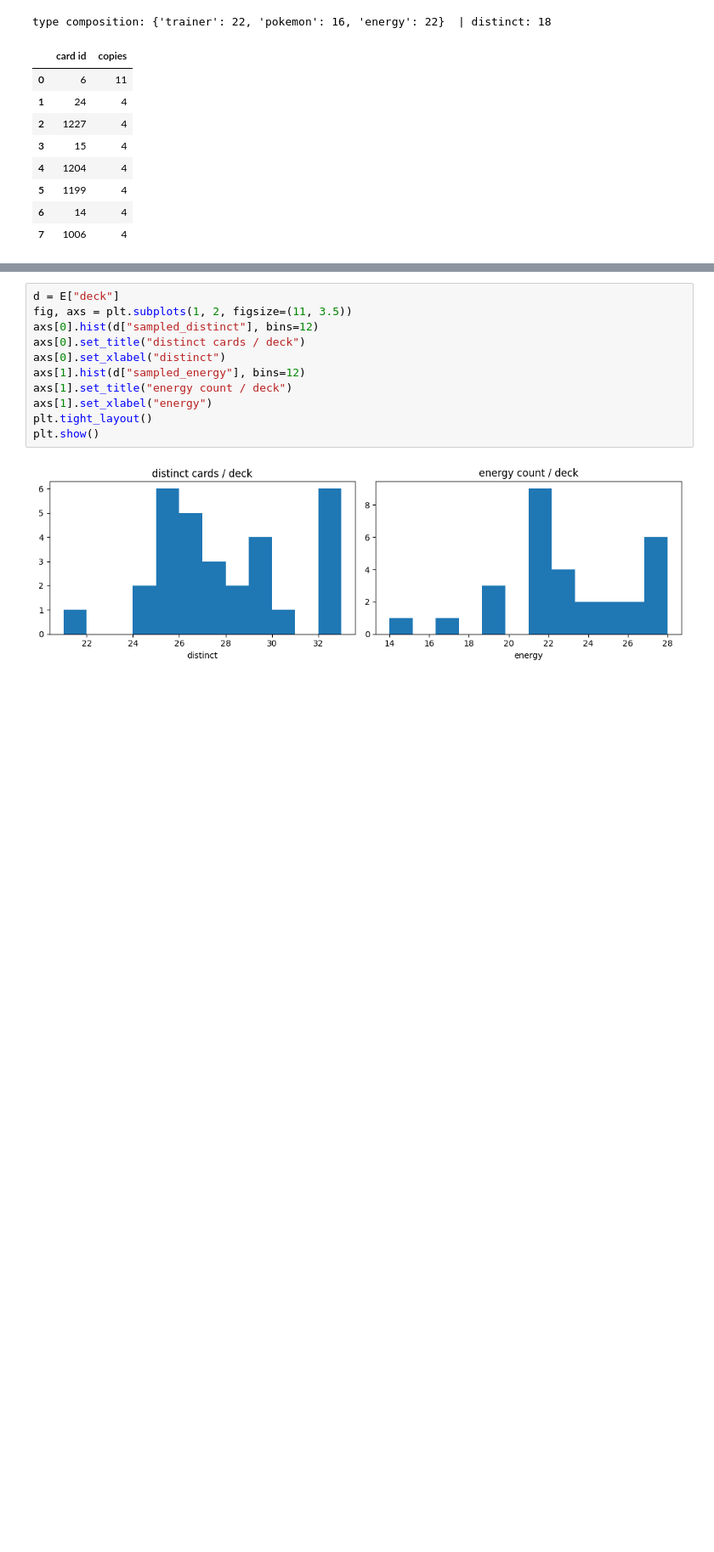
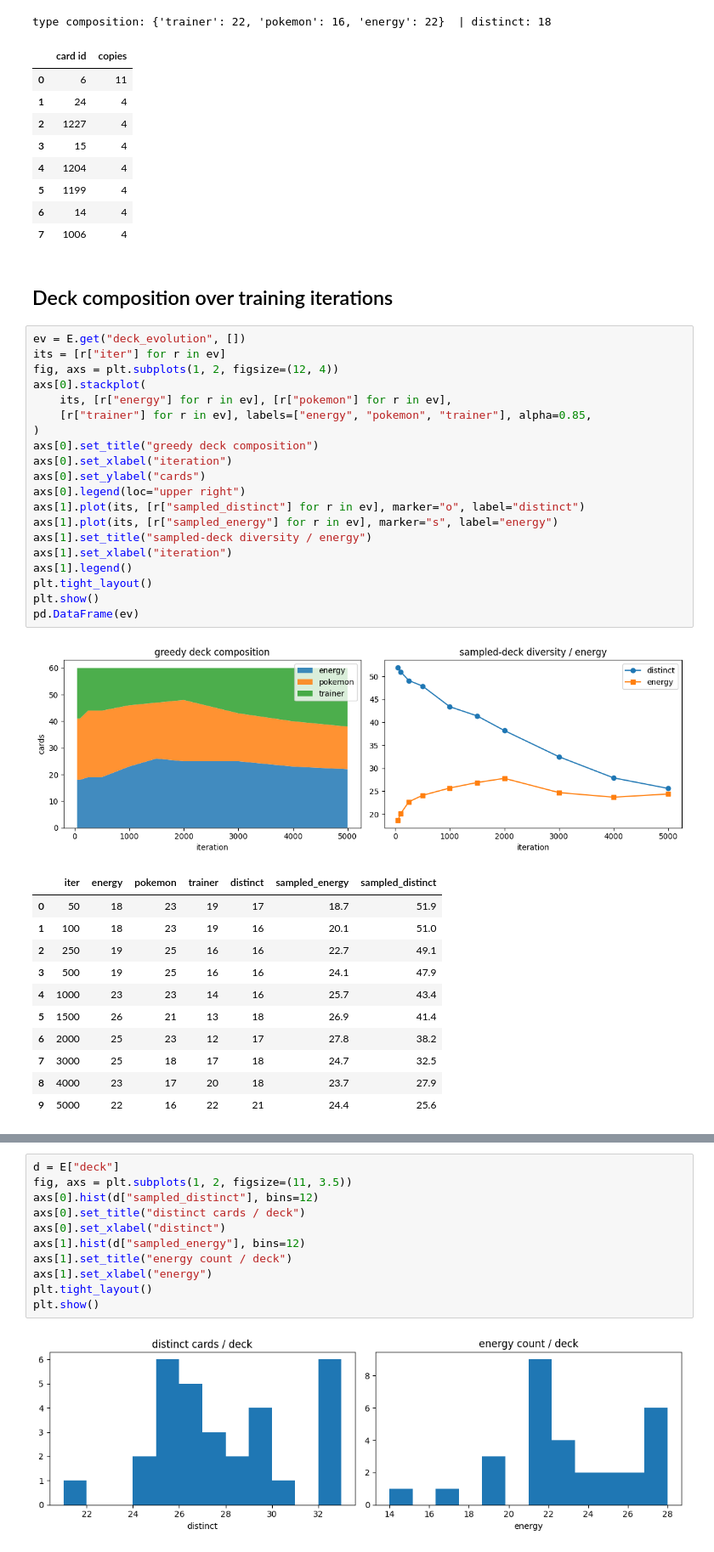
Before and after one commit to kohbanye/kaggle-pokemon, a Jupyter notebook: notebooks/03_paper_net_eval.ipynb, the cells around one changed output, grey strips where cells are left out. Shown at 85% size. Cells and saved outputs as stored; diff of their text form; blank space fills up the shorter version.

```diff
--- a/notebooks/03_paper_net_eval.ipynb
+++ b/notebooks/03_paper_net_eval.ipynb
@@ -140,4 +140,39 @@ type composition: {'trainer': 22, 'pokemon': 16, 'energy': 22}  | distinct: 18
 | 5 | 1199 | 4 |
 | 6 | 14 | 4 |
 | 7 | 1006 | 4 |
+# %% [markdown]
+## Deck composition over training iterations
+# %%
+ev = E.get("deck_evolution", [])
+its = [r["iter"] for r in ev]
+fig, axs = plt.subplots(1, 2, figsize=(12, 4))
+axs[0].stackplot(
+    its, [r["energy"] for r in ev], [r["pokemon"] for r in ev],
+    [r["trainer"] for r in ev], labels=["energy", "pokemon", "trainer"], alpha=0.85,
+)
+axs[0].set_title("greedy deck composition")
+axs[0].set_xlabel("iteration")
+axs[0].set_ylabel("cards")
+axs[0].legend(loc="upper right")
+axs[1].plot(its, [r["sampled_distinct"] for r in ev], marker="o", label="distinct")
+axs[1].plot(its, [r["sampled_energy"] for r in ev], marker="s", label="energy")
+axs[1].set_title("sampled-deck diversity / energy")
+axs[1].set_xlabel("iteration")
+axs[1].legend()
+plt.tight_layout()
+plt.show()
+pd.DataFrame(ev)
+# %% [output]
+[figure, added]
+|  | iter | energy | pokemon | trainer | distinct | sampled_energy | sampled_distinct |
+| 0 | 50 | 18 | 23 | 19 | 17 | 18.7 | 51.9 |
+| 1 | 100 | 18 | 23 | 19 | 16 | 20.1 | 51.0 |
+| 2 | 250 | 19 | 25 | 16 | 16 | 22.7 | 49.1 |
+| 3 | 500 | 19 | 25 | 16 | 16 | 24.1 | 47.9 |
+| 4 | 1000 | 23 | 23 | 14 | 16 | 25.7 | 43.4 |
+| 5 | 1500 | 26 | 21 | 13 | 18 | 26.9 | 41.4 |
+| 6 | 2000 | 25 | 23 | 12 | 17 | 27.8 | 38.2 |
+| 7 | 3000 | 25 | 18 | 17 | 18 | 24.7 | 32.5 |
+| 8 | 4000 | 23 | 17 | 20 | 18 | 23.7 | 27.9 |
+| 9 | 5000 | 22 | 16 | 22 | 21 | 24.4 | 25.6 |
 # %% [markdown]
```
Also changed, not shown: parts of 1 cell of this notebook, 3 other files.
